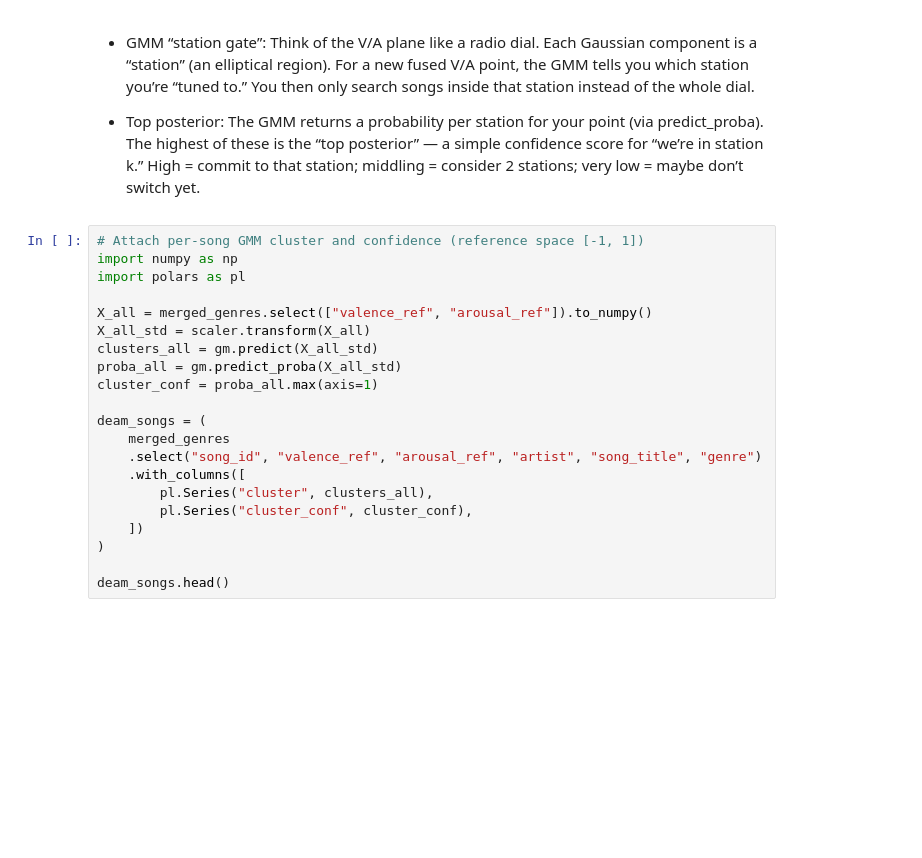
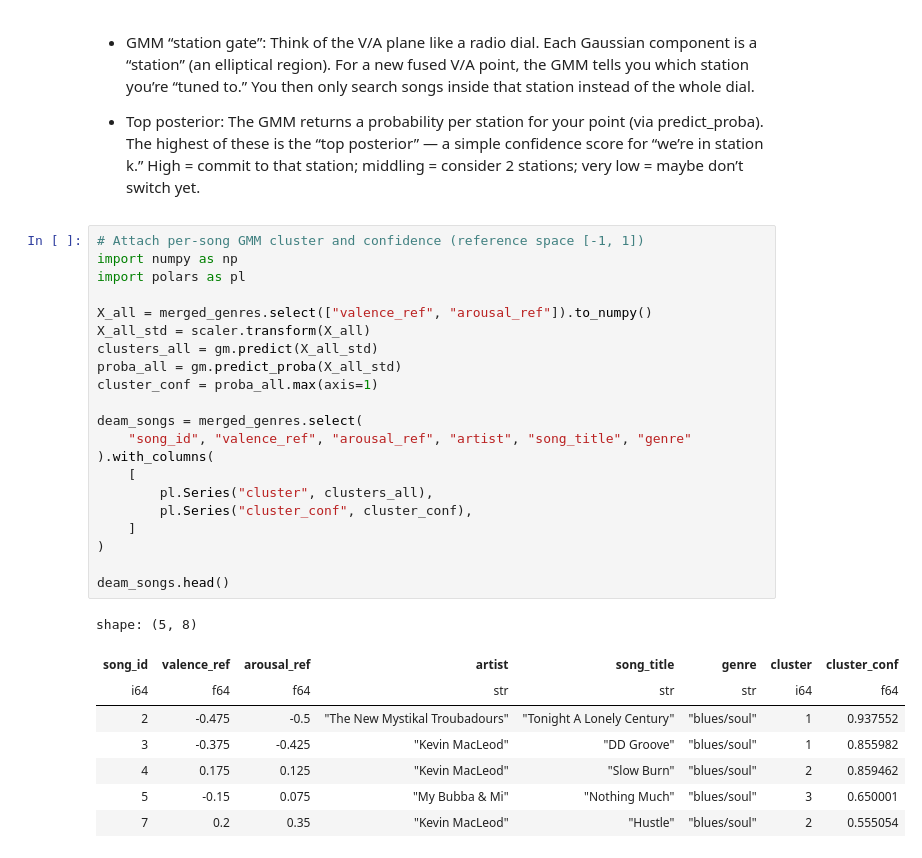
Before and after one commit to keimiii/moodsic, a Jupyter notebook: notebooks/deam/deam_clustering (des).ipynb, the cells around one changed output. Saved outputs shown, nothing was run; the diff lists cells and outputs as text; blank space fills up the shorter version.

```diff
--- a/notebooks/deam/deam_clustering (des).ipynb
+++ b/notebooks/deam/deam_clustering (des).ipynb
@@ -906,21 +906,30 @@ plt.show()
 # %%
 # Attach per-song GMM cluster and confidence (reference space [-1, 1])
 import numpy as np
 import polars as pl
 
 X_all = merged_genres.select(["valence_ref", "arousal_ref"]).to_numpy()
 X_all_std = scaler.transform(X_all)
 clusters_all = gm.predict(X_all_std)
 proba_all = gm.predict_proba(X_all_std)
 cluster_conf = proba_all.max(axis=1)
 
-deam_songs = (
-    merged_genres
-    .select("song_id", "valence_ref", "arousal_ref", "artist", "song_title", "genre")
-    .with_columns([
+deam_songs = merged_genres.select(
+    "song_id", "valence_ref", "arousal_ref", "artist", "song_title", "genre"
+).with_columns(
+    [
         pl.Series("cluster", clusters_all),
         pl.Series("cluster_conf", cluster_conf),
-    ])
+    ]
 )
 
 deam_songs.head()
+# %% [output]
+shape: (5, 8)
+| song_id | valence_ref | arousal_ref | artist | song_title | genre | cluster | cluster_conf |
+| i64 | f64 | f64 | str | str | str | i64 | f64 |
+| 2 | -0.475 | -0.5 | "The New Mystikal Troubadours" | "Tonight A Lonely Century" | "blues/soul" | 1 | 0.937552 |
+| 3 | -0.375 | -0.425 | "Kevin MacLeod" | "DD Groove" | "blues/soul" | 1 | 0.855982 |
+| 4 | 0.175 | 0.125 | "Kevin MacLeod" | "Slow Burn" | "blues/soul" | 2 | 0.859462 |
+| 5 | -0.15 | 0.075 | "My Bubba & Mi" | "Nothing Much" | "blues/soul" | 3 | 0.650001 |
+| 7 | 0.2 | 0.35 | "Kevin MacLeod" | "Hustle" | "blues/soul" | 2 | 0.555054 |
```
Also changed, not shown: parts of 5 cells of this notebook, 3 other files.
